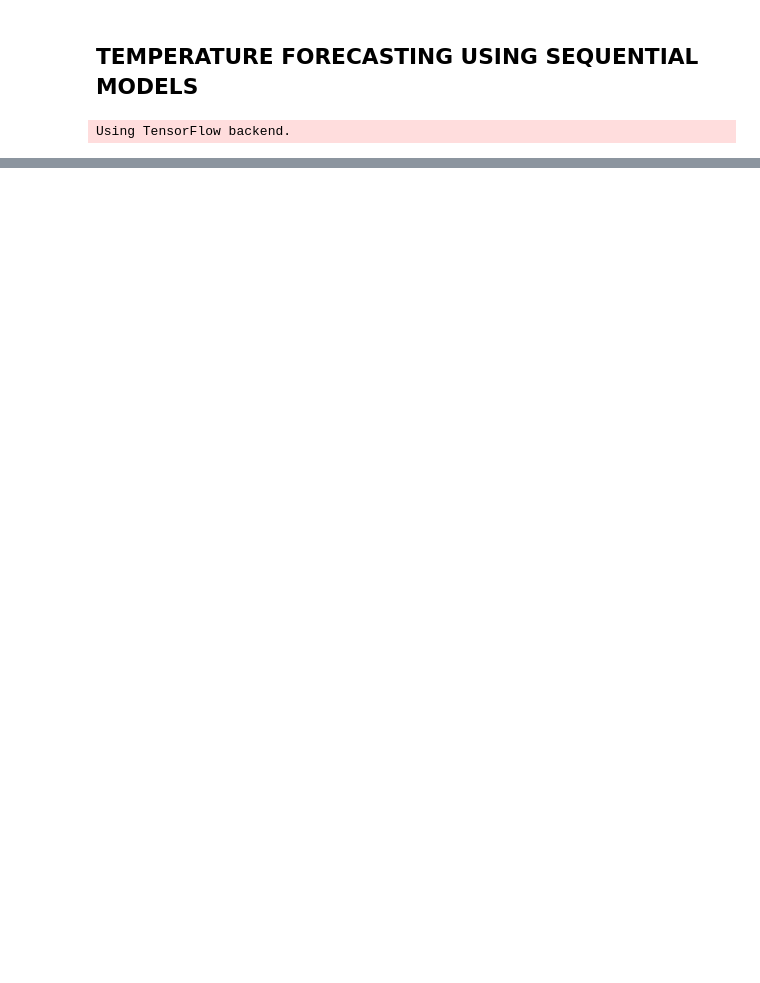
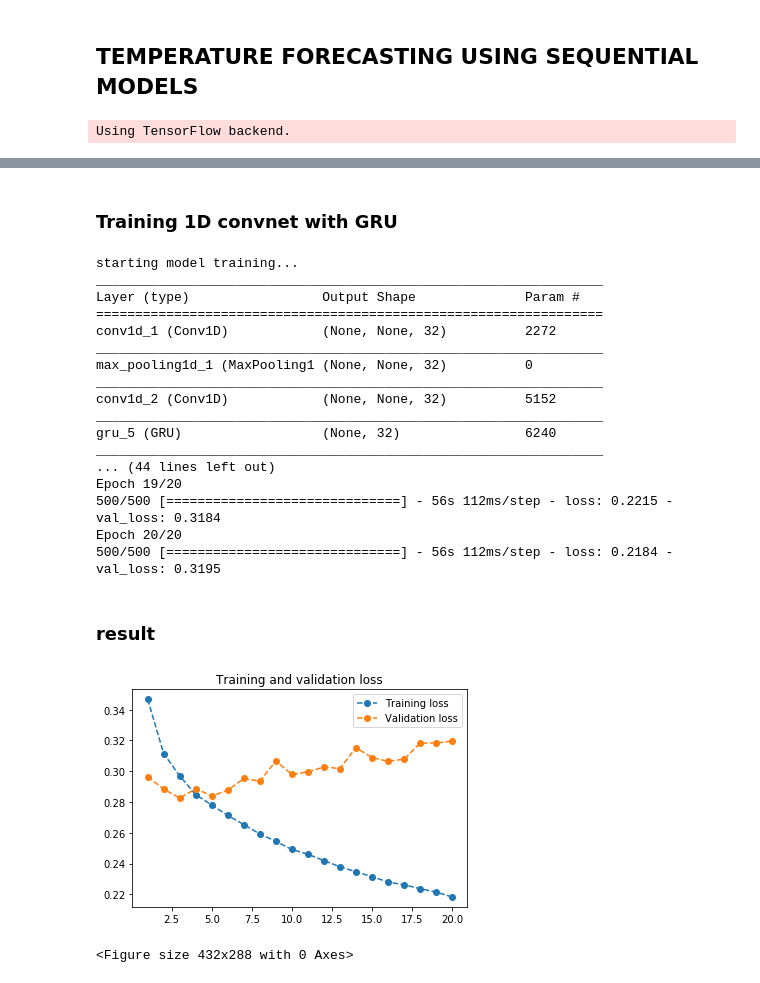
Before and after one commit to SanjyotZade/deep-learning-with-keras, a Jupyter notebook: 5. Deep_learning_for_text_and_sequences/temperature_forecasting.ipynb, the cells around one changed output, grey strips where cells are left out. Drawn from its saved outputs; the diff is of its cells as text; code cells hidden in the pictures; blank space fills up the shorter version.

```diff
--- a/5. Deep_learning_for_text_and_sequences/temperature_forecasting.ipynb
+++ b/5. Deep_learning_for_text_and_sequences/temperature_forecasting.ipynb
@@ -600,26 +591,47 @@ plot_model_training_history(history,accuracy=False)
+# %% [markdown]
+### Training 1D convnet with GRU
 # %%
-display(Markdown("### Training 1D convnet with GRU"))
-
 print("starting model training...")
 # model architecture and training
 
 model = Sequential()
 model.add(layers.Conv1D(32, 5, activation='relu',
                         input_shape=(None, float_data.shape[-1])))
 model.add(layers.MaxPooling1D(3))
 model.add(layers.Conv1D(32, 5, activation='relu'))
 model.add(layers.GRU(32, dropout=0.1, recurrent_dropout=0.5))
 model.add(layers.Dense(1))
 model.summary()
 print("\n")
 
 model.compile(optimizer=RMSprop(), loss='mae')
 history = model.fit_generator(train_gen,
                               steps_per_epoch=500,
                               epochs=20,
                               validation_data=val_gen,
-                              validation_steps=val_steps)
+                              validation_steps=val_batches)
 
 # ploting model training results
 display(Markdown("### result"))
-plot_model_training_history(history,accuracy=False)
+plot_model_training_history(history.history,accuracy=False)
+# %% [output]
+starting model training...
+_________________________________________________________________
+Layer (type)                 Output Shape              Param #
+=================================================================
+conv1d_1 (Conv1D)            (None, None, 32)          2272
+_________________________________________________________________
+max_pooling1d_1 (MaxPooling1 (None, None, 32)          0
+_________________________________________________________________
+conv1d_2 (Conv1D)            (None, None, 32)          5152
+_________________________________________________________________
+gru_5 (GRU)                  (None, 32)                6240
+_________________________________________________________________
+... (44 lines left out)
+Epoch 19/20
+500/500 [==============================] - 56s 112ms/step - loss: 0.2215 - val_loss: 0.3184
+Epoch 20/20
+500/500 [==============================] - 56s 112ms/step - loss: 0.2184 - val_loss: 0.3195
+### result
+[figure, added]
+<Figure size 432x288 with 0 Axes>
```
Also changed, not shown: parts of 24 cells of this notebook.
